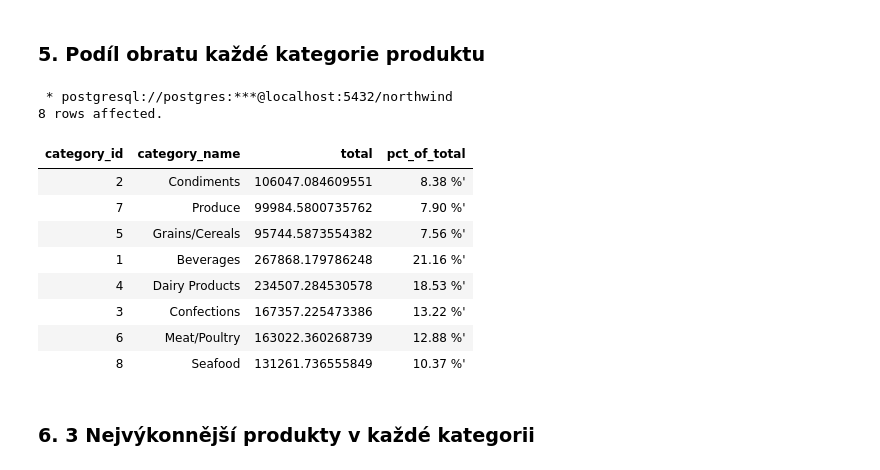
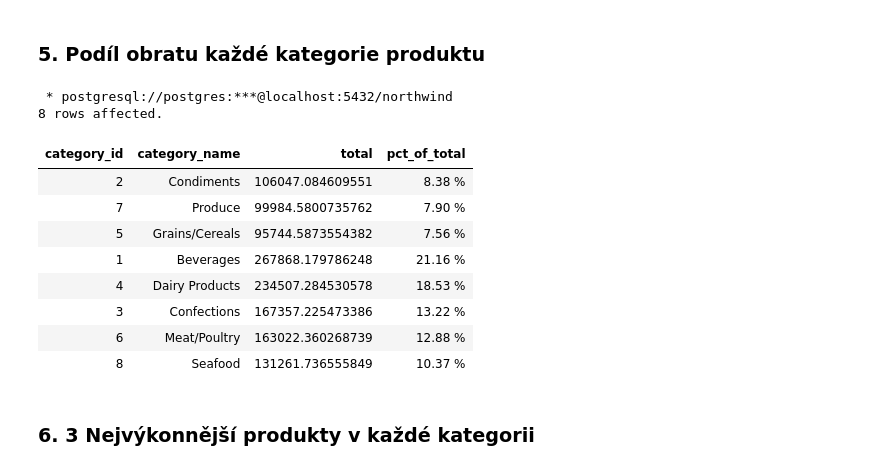
Before and after one commit to igor-antal/sql_analysis_northwind, a Jupyter notebook: northwind.ipynb, the cells around one changed output. Saved outputs shown, nothing was run; the diff lists cells and outputs as text; code cells hidden in the pictures.

```diff
--- a/northwind.ipynb
+++ b/northwind.ipynb
@@ -214,30 +206,30 @@ SELECT customer_id, company_name, COUNT(*) above_average_orders
 # %%
 %%sql
 WITH total_per_category AS(
 SELECT c.category_id, c.category_name,
        SUM(od.unit_price * od.quantity * (1 - od.discount))::numeric AS total
   FROM order_details od
   JOIN products p
     ON od.product_id = p.product_id
   JOIN categories c
     ON c.category_id = p.category_id
  GROUP BY c.category_id)
 
-SELECT *, ROUND(total / SUM(total) OVER() * 100, 2) || ' %''' AS pct_of_total
+SELECT *, ROUND(total / SUM(total) OVER() * 100, 2)::text || ' %' AS pct_of_total
   FROM total_per_category
  ORDER BY pct_of_total DESC;
 # %% [output]
  * postgresql://postgres:***@localhost:5432/northwind
 8 rows affected.
 | category_id | category_name | total | pct_of_total |
-| 2 | Condiments | 106047.084609551 | 8.38 %' |
-| 7 | Produce | 99984.5800735762 | 7.90 %' |
-| 5 | Grains/Cereals | 95744.5873554382 | 7.56 %' |
-| 1 | Beverages | 267868.179786248 | 21.16 %' |
-| 4 | Dairy Products | 234507.284530578 | 18.53 %' |
-| 3 | Confections | 167357.225473386 | 13.22 %' |
-| 6 | Meat/Poultry | 163022.360268739 | 12.88 %' |
-| 8 | Seafood | 131261.736555849 | 10.37 %' |
+| 2 | Condiments | 106047.084609551 | 8.38 % |
+| 7 | Produce | 99984.5800735762 | 7.90 % |
+| 5 | Grains/Cereals | 95744.5873554382 | 7.56 % |
+| 1 | Beverages | 267868.179786248 | 21.16 % |
+| 4 | Dairy Products | 234507.284530578 | 18.53 % |
+| 3 | Confections | 167357.225473386 | 13.22 % |
+| 6 | Meat/Poultry | 163022.360268739 | 12.88 % |
+| 8 | Seafood | 131261.736555849 | 10.37 % |
 # %% [markdown]
 <h3>6. 3 Nejvýkonnější produkty v každé kategorii</h3>
 # %%
```
Also changed, not shown: parts of 2 cells of this notebook.
